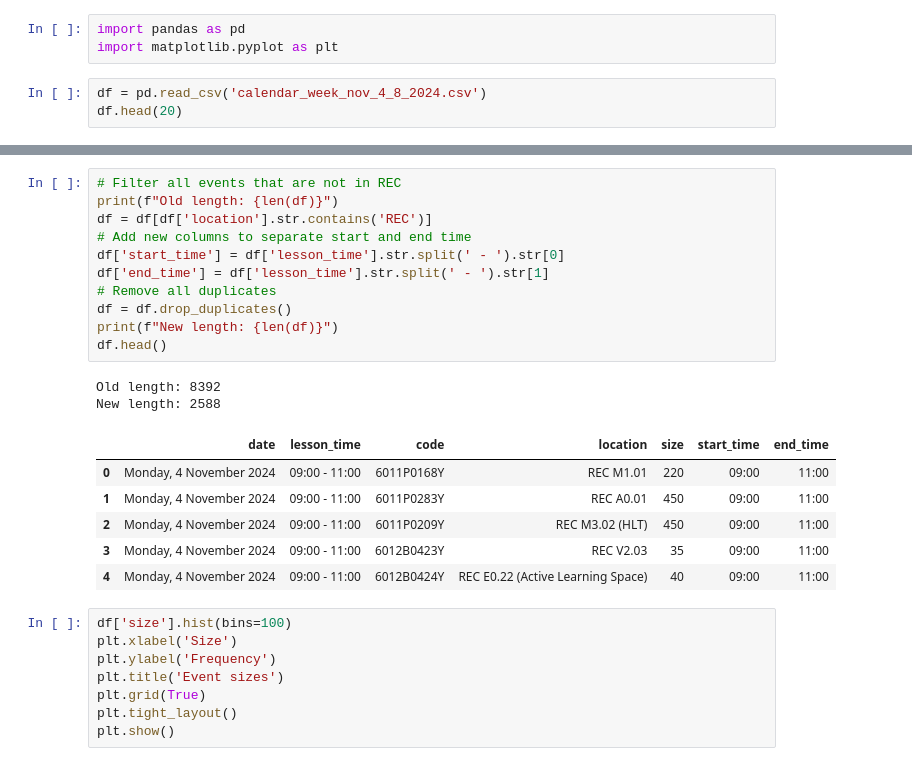
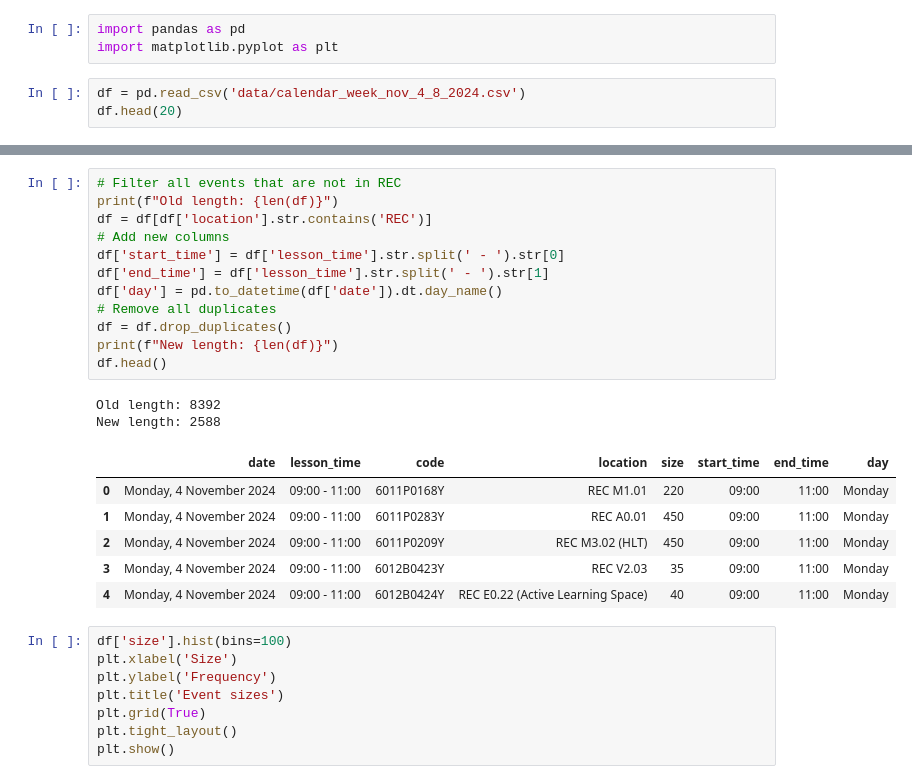
Before and after one commit to dJonaitis/roetersstraat, a Jupyter notebook: rooster/data_work.ipynb, the cells around one changed output, grey strips where cells are left out. Cells and saved outputs as stored; diff of their text form.

```diff
--- a/rooster/data_work.ipynb
+++ b/rooster/data_work.ipynb
@@ -2,7 +2,7 @@
 import pandas as pd
 import matplotlib.pyplot as plt
 # %%
-df = pd.read_csv('calendar_week_nov_4_8_2024.csv')
+df = pd.read_csv('data/calendar_week_nov_4_8_2024.csv')
 df.head(20)
 # %% [output]
 |  | date | lesson_time | code | location | size |
@@ -14,23 +25,24 @@ df.head(20)
 # %%
 # Filter all events that are not in REC
 print(f"Old length: {len(df)}")
 df = df[df['location'].str.contains('REC')]
-# Add new columns to separate start and end time
+# Add new columns
 df['start_time'] = df['lesson_time'].str.split(' - ').str[0]
 df['end_time'] = df['lesson_time'].str.split(' - ').str[1]
+df['day'] = pd.to_datetime(df['date']).dt.day_name()
 # Remove all duplicates
 df = df.drop_duplicates()
 print(f"New length: {len(df)}")
 df.head()
 # %% [output]
 Old length: 8392
 New length: 2588
-|  | date | lesson_time | code | location | size | start_time | end_time |
-| 0 | Monday, 4 November 2024 | 09:00 - 11:00 | 6011P0168Y | REC M1.01 | 220 | 09:00 | 11:00 |
-| 1 | Monday, 4 November 2024 | 09:00 - 11:00 | 6011P0283Y | REC A0.01 | 450 | 09:00 | 11:00 |
-| 2 | Monday, 4 November 2024 | 09:00 - 11:00 | 6011P0209Y | REC M3.02 (HLT) | 450 | 09:00 | 11:00 |
-| 3 | Monday, 4 November 2024 | 09:00 - 11:00 | 6012B0423Y | REC V2.03 | 35 | 09:00 | 11:00 |
-| 4 | Monday, 4 November 2024 | 09:00 - 11:00 | 6012B0424Y | REC E0.22 (Active Learning Space) | 40 | 09:00 | 11:00 |
+|  | date | lesson_time | code | location | size | start_time | end_time | day |
+| 0 | Monday, 4 November 2024 | 09:00 - 11:00 | 6011P0168Y | REC M1.01 | 220 | 09:00 | 11:00 | Monday |
+| 1 | Monday, 4 November 2024 | 09:00 - 11:00 | 6011P0283Y | REC A0.01 | 450 | 09:00 | 11:00 | Monday |
+| 2 | Monday, 4 November 2024 | 09:00 - 11:00 | 6011P0209Y | REC M3.02 (HLT) | 450 | 09:00 | 11:00 | Monday |
+| 3 | Monday, 4 November 2024 | 09:00 - 11:00 | 6012B0423Y | REC V2.03 | 35 | 09:00 | 11:00 | Monday |
+| 4 | Monday, 4 November 2024 | 09:00 - 11:00 | 6012B0424Y | REC E0.22 (Active Learning Space) | 40 | 09:00 | 11:00 | Monday |
 # %%
 df['size'].hist(bins=100)
 plt.xlabel('Size')
```
Also changed, not shown: parts of 2 cells of this notebook, 4 other files.
